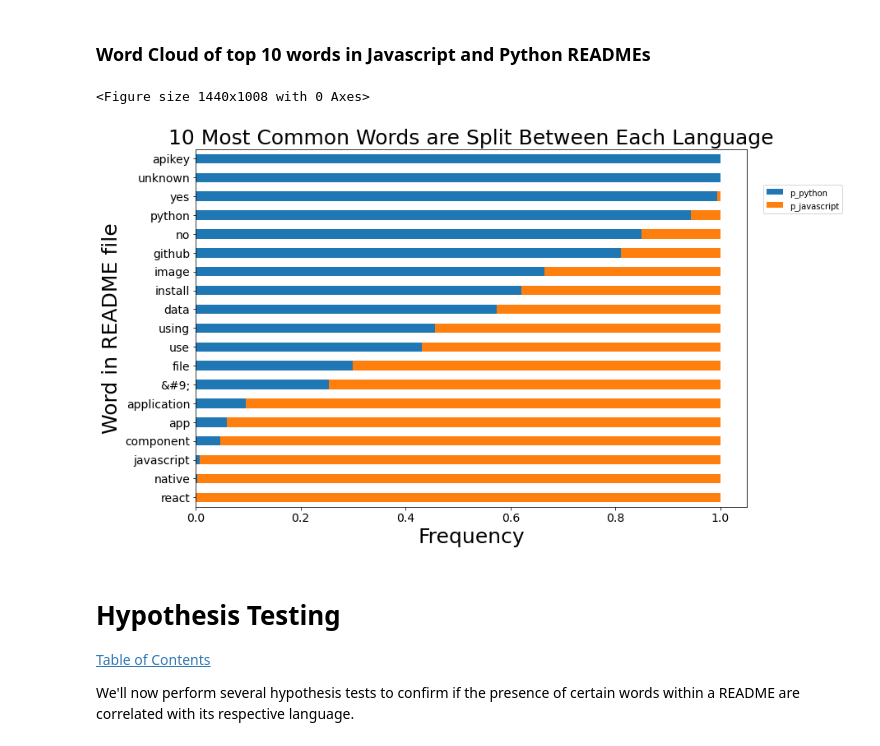
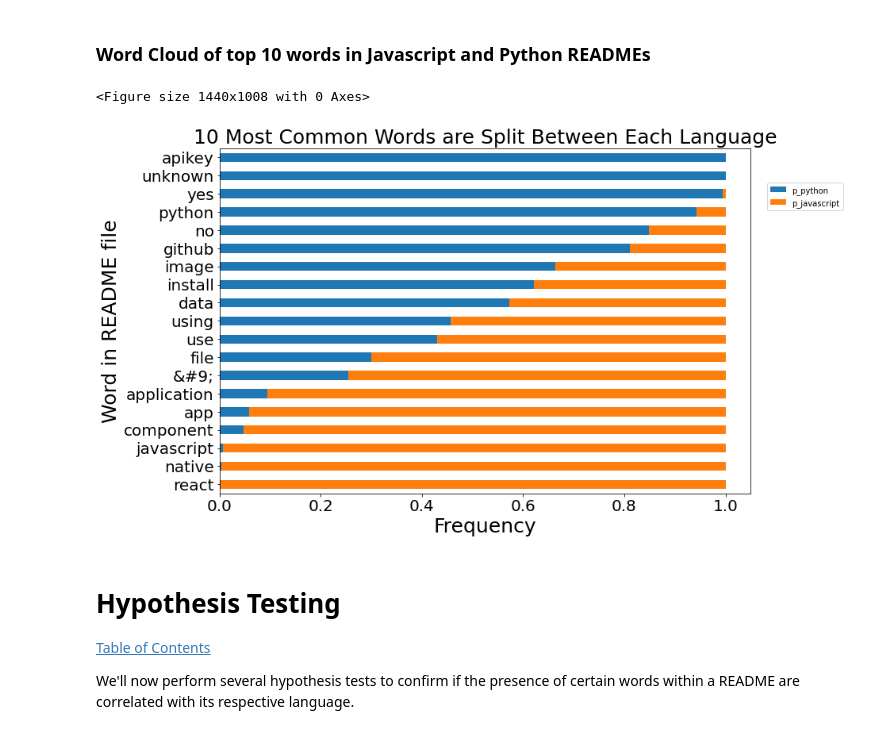
Before and after one commit to NLP-MVPs/nlp-project, a Jupyter notebook: final_notebook.ipynb, the cells around one changed output. Drawn from its saved outputs; the diff is of its cells as text; code cells hidden in the pictures.

```diff
--- a/final_notebook.ipynb
+++ b/final_notebook.ipynb
@@ -295,24 +295,24 @@ for ax in axs: ax.axis('off')
 # %%
 # visualize the percentage each coding language makes up for the top 10words of each programing language
 plt.figure(figsize=(20,14))
 (top10.assign(p_python = top10.python/top10['all'],
                    p_javascript = top10.javascript/top10['all'])
  .sort_values(by='all')[['p_python', 'p_javascript']]
  .tail(20)
  .sort_values(by='p_python')
  .plot.barh(stacked=True, figsize=(12,8))
 )
 
 plt.title("10 Most Common Words are Split Between Each Language", fontsize=25)
-plt.xticks(fontsize=14)
-plt.yticks(fontsize=14)
+plt.xticks(fontsize=20)
+plt.yticks(fontsize=20)
 plt.xlabel('Frequency', fontsize=25)
 plt.ylabel('Word in README file', fontsize=25)
 plt.legend(bbox_to_anchor=(1.03, .9),borderaxespad=0)
 plt.show()
 # %% [output]
 <Figure size 1440x1008 with 0 Axes>
-[figure, old version]
+[figure, new version]
 # %% [markdown]
 # Hypothesis Testing
 [Table of Contents](#Table-of-Contents)
```
Also changed, not shown: parts of 3 cells of this notebook.
